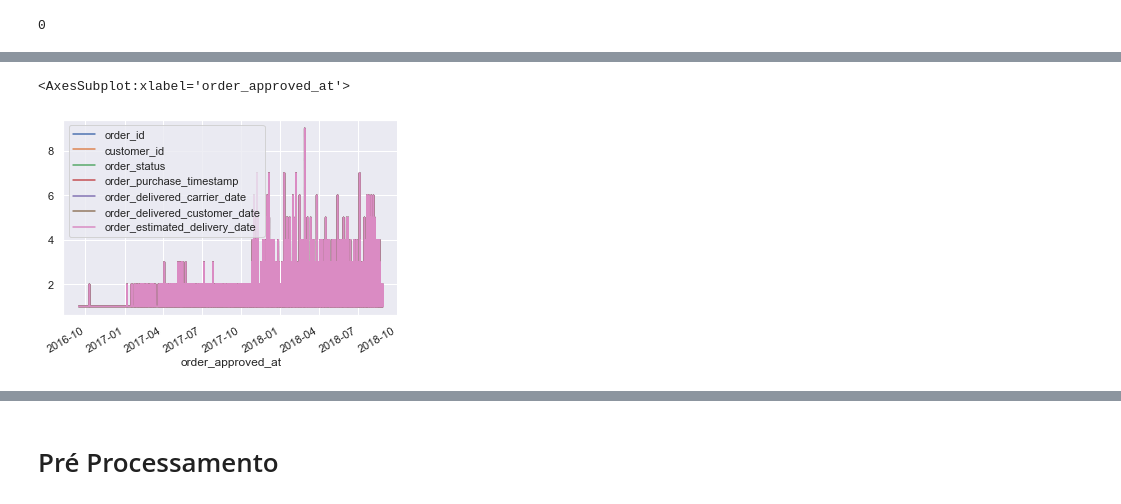
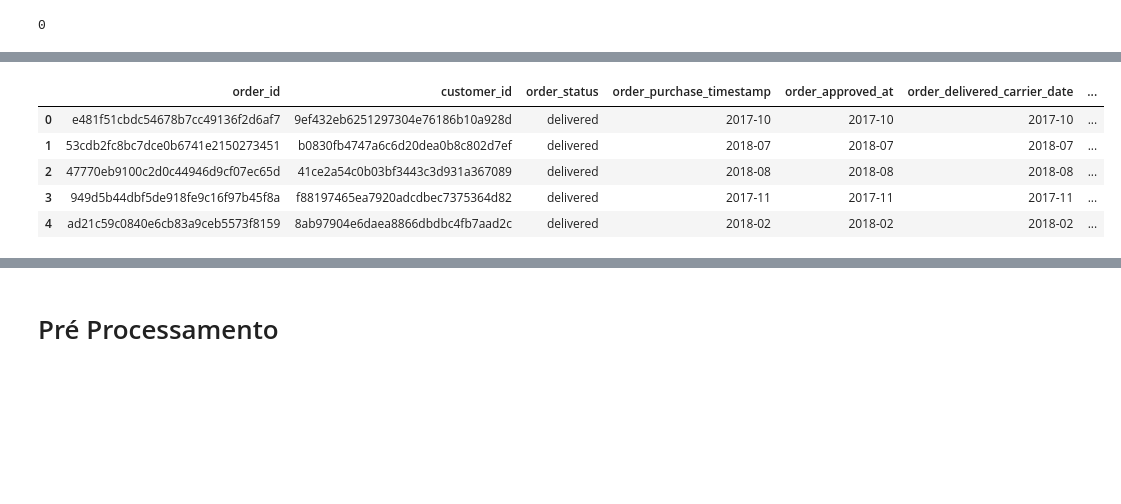
Before and after one commit to Herikc2/Brazilian-E-Commerce-Olist, a Jupyter notebook: docs/main.ipynb, the cells around one changed output, grey strips where cells are left out. Cells and saved outputs as stored; diff of their text form; code cells hidden in the pictures; blank space fills up the shorter version.

```diff
--- a/docs/main.ipynb
+++ b/docs/main.ipynb
@@ -212,5 +195,0 @@ KeyboardInterrupt:
-# %%
-dtOrdersAjustado.groupby('order_approved_at').count().plot(kind = 'line')
-# %% [output]
-<AxesSubplot:xlabel='order_approved_at'>
-[figure, removed]
@@ -216,0 +202,9 @@ dtOrdersAjustado.groupby('order_approved_at').count().plot(kind = 'line')
+# %%
+dtOrdersMesAno.head()
+# %% [output]
+|  | order_id | customer_id | order_status | order_purchase_timestamp | order_approved_at | order_delivered_carrier_date | ... |
+| 0 | e481f51cbdc54678b7cc49136f2d6af7 | 9ef432eb6251297304e76186b10a928d | delivered | 2017-10 | 2017-10 | 2017-10 | ... |
+| 1 | 53cdb2fc8bc7dce0b6741e2150273451 | b0830fb4747a6c6d20dea0b8c802d7ef | delivered | 2018-07 | 2018-07 | 2018-07 | ... |
+| 2 | 47770eb9100c2d0c44946d9cf07ec65d | 41ce2a54c0b03bf3443c3d931a367089 | delivered | 2018-08 | 2018-08 | 2018-08 | ... |
+| 3 | 949d5b44dbf5de918fe9c16f97b45f8a | f88197465ea7920adcdbec7375364d82 | delivered | 2017-11 | 2017-11 | 2017-11 | ... |
+| 4 | ad21c59c0840e6cb83a9ceb5573f8159 | 8ab97904e6daea8866dbdbc4fb7aad2c | delivered | 2018-02 | 2018-02 | 2018-02 | ... |
```
Also changed, not shown: parts of 3 cells of this notebook.
